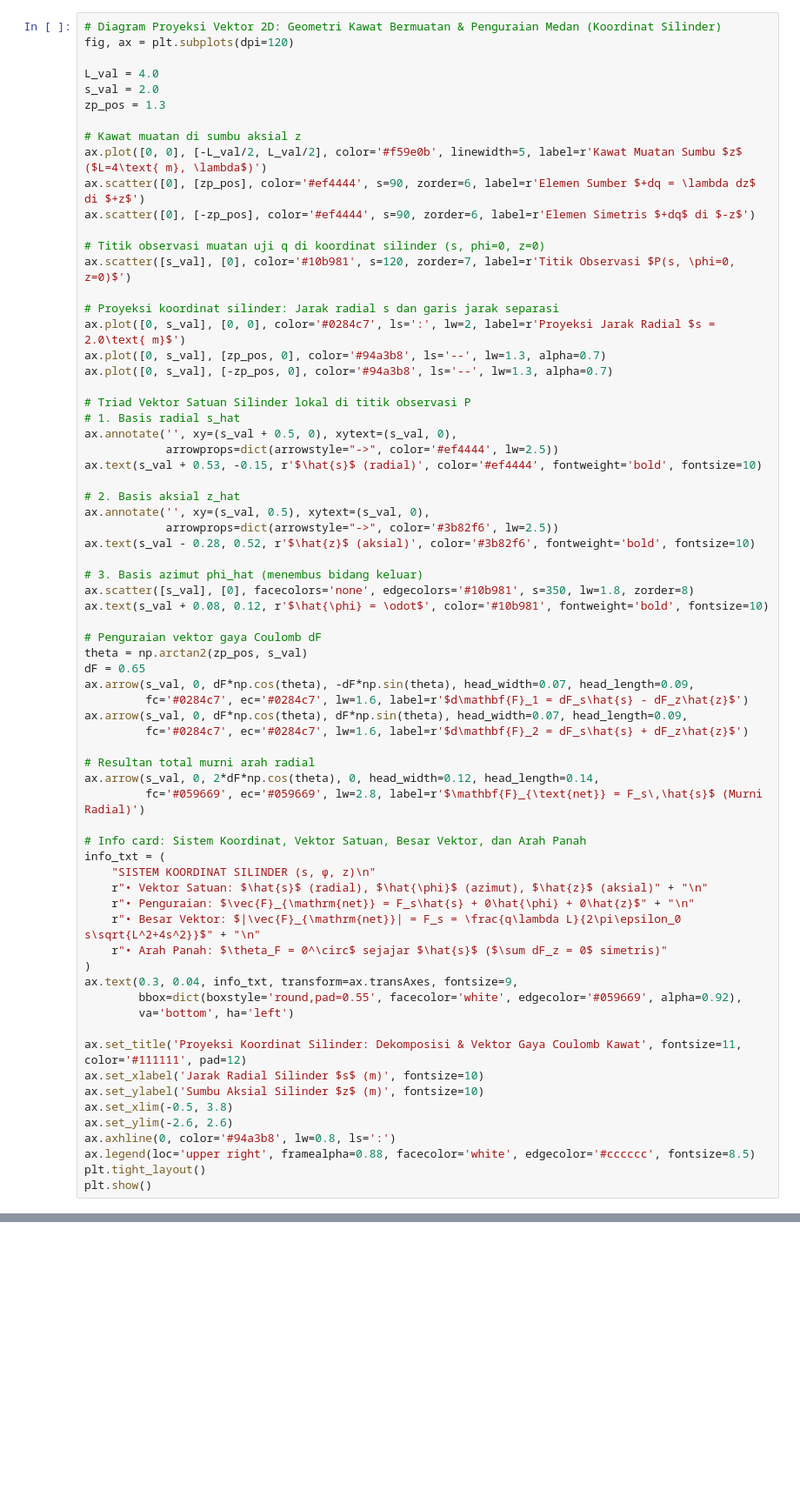
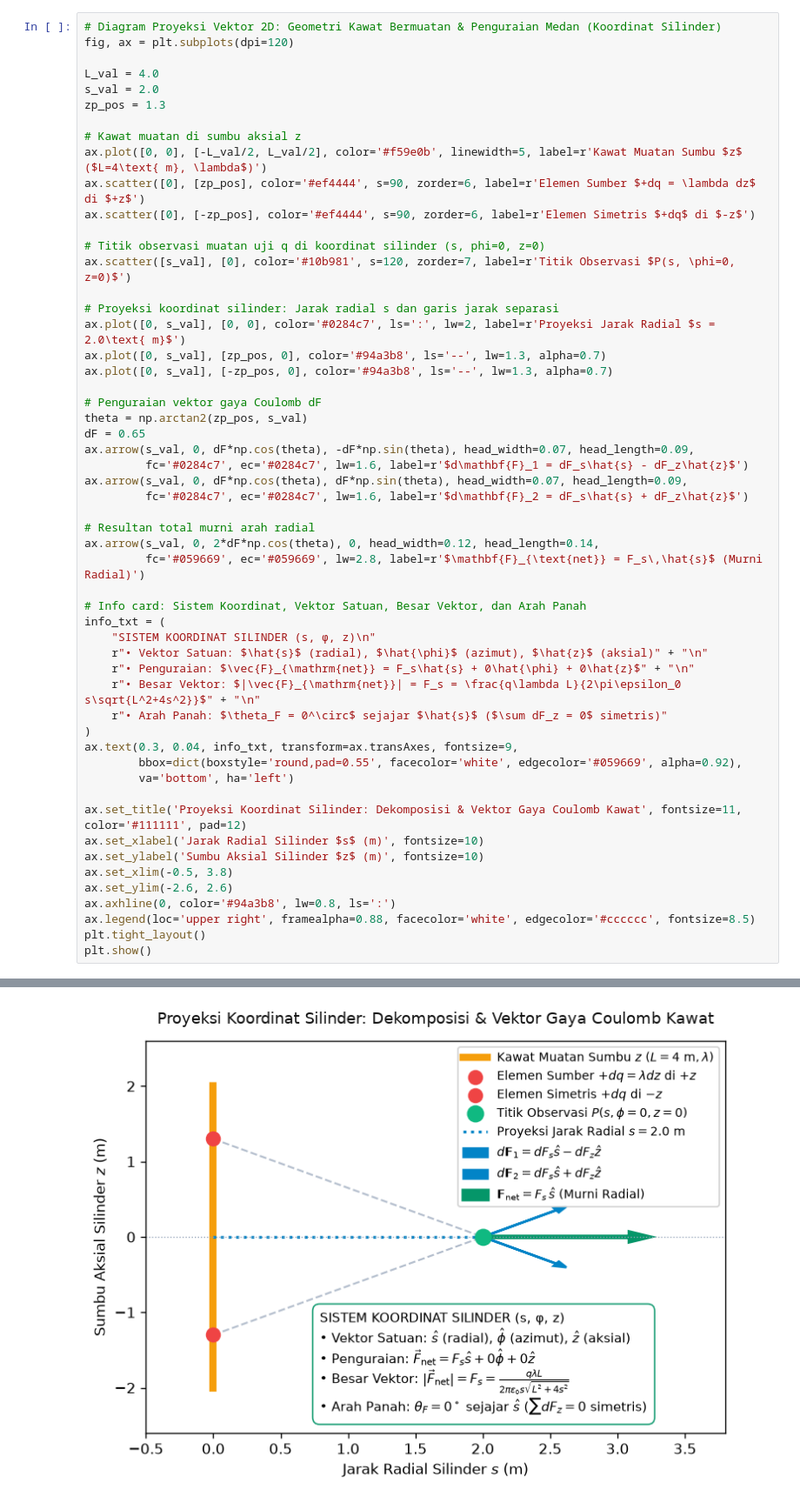
Before and after one commit to rootasgard/electrodynamic, a Jupyter notebook: elektrostatik.ipynb, the cells around one changed output, grey strips where cells are left out. Shown at 87% size. Saved outputs shown, nothing was run; the diff lists cells and outputs as text; blank space fills up the shorter version.

```diff
--- a/elektrostatik.ipynb
+++ b/elektrostatik.ipynb
@@ -490,21 +173,6 @@ ax.scatter([s_val], [0], color='#10b981', s=120, zorder=7, label=r'Titik Observa
 ax.plot([0, s_val], [0, 0], color='#0284c7', ls=':', lw=2, label=r'Proyeksi Jarak Radial $s = 2.0\text{ m}$')
 ax.plot([0, s_val], [zp_pos, 0], color='#94a3b8', ls='--', lw=1.3, alpha=0.7)
 ax.plot([0, s_val], [-zp_pos, 0], color='#94a3b8', ls='--', lw=1.3, alpha=0.7)
-
-# Triad Vektor Satuan Silinder lokal di titik observasi P
-# 1. Basis radial s_hat
-ax.annotate('', xy=(s_val + 0.5, 0), xytext=(s_val, 0),
-            arrowprops=dict(arrowstyle="->", color='#ef4444', lw=2.5))
-ax.text(s_val + 0.53, -0.15, r'$\hat{s}$ (radial)', color='#ef4444', fontweight='bold', fontsize=10)
-
-# 2. Basis aksial z_hat
-ax.annotate('', xy=(s_val, 0.5), xytext=(s_val, 0),
-            arrowprops=dict(arrowstyle="->", color='#3b82f6', lw=2.5))
-ax.text(s_val - 0.28, 0.52, r'$\hat{z}$ (aksial)', color='#3b82f6', fontweight='bold', fontsize=10)
-
-# 3. Basis azimut phi_hat (menembus bidang keluar)
-ax.scatter([s_val], [0], facecolors='none', edgecolors='#10b981', s=350, lw=1.8, zorder=8)
-ax.text(s_val + 0.08, 0.12, r'$\hat{\phi} = \odot$', color='#10b981', fontweight='bold', fontsize=10)
 
 # Penguraian vektor gaya Coulomb dF
 theta = np.arctan2(zp_pos, s_val)
@@ -544,3 +211,4 @@ plt.show()
+[figure, added]
 # %%
 # Visualisasi 3D: Kasus 1: Hukum Coulomb – kawat bermuatan dan medan listrik
 def plot_wire_scene(title="Proyeksi Koordinat Silinder: Hukum Coulomb & Medan Listrik Kawat 3D"):
```
Also changed, not shown: parts of 17 cells of this notebook, 6 other files.
